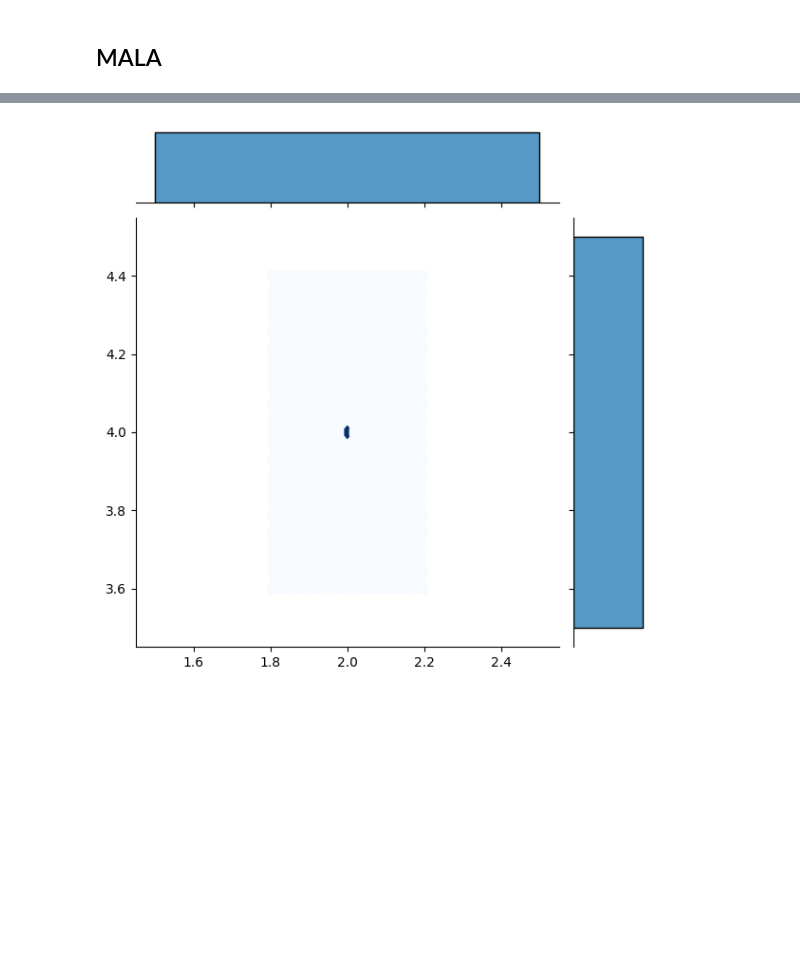
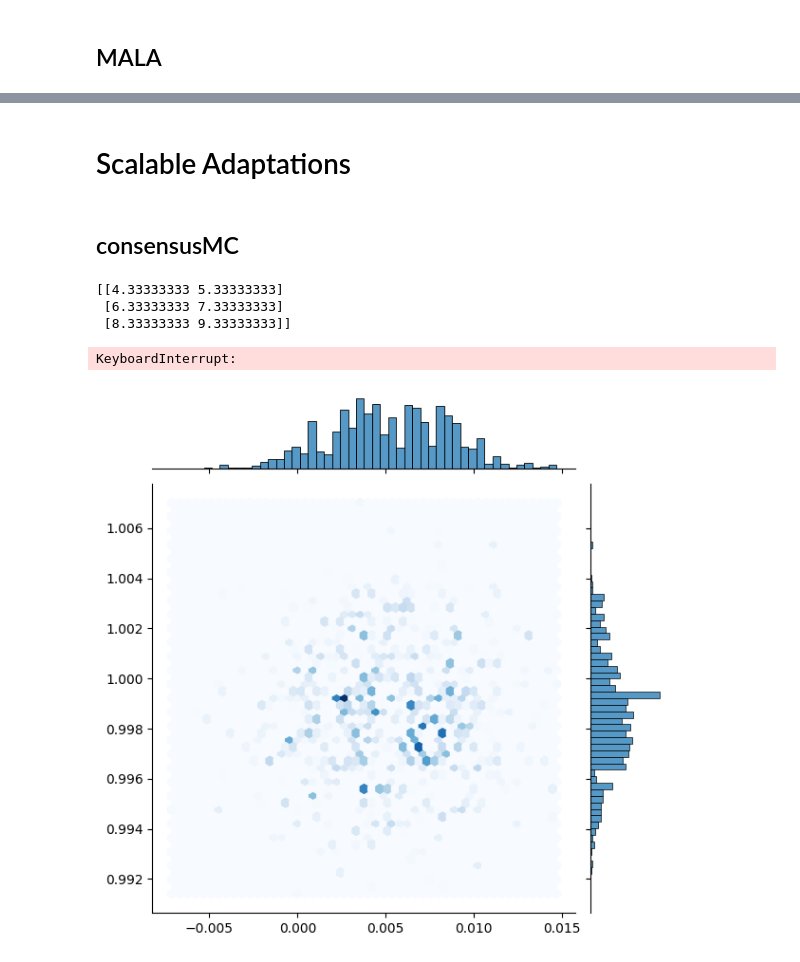
Before and after one commit to fnnrth/bt_MCMC_big_data, a Jupyter notebook: rundown_notebook.ipynb, the cells around one changed output, grey strips where cells are left out. Saved outputs shown, nothing was run; the diff lists cells and outputs as text; code cells hidden in the pictures; blank space fills up the shorter version.

```diff
--- a/rundown_notebook.ipynb
+++ b/rundown_notebook.ipynb
@@ -226,8 +247,9 @@ data = normal_param_data
 lkhd = Normal_param_loglkhd()
 proposal = Langevin_Sampler()
 initial_theta = np.array([2,4])
-num_iterations = 10**4
-stepsize = 0.1
-gradient_scaler = 0.5
+num_iterations = 10**5
+stepsize = 0.005
+gradient_scaler = 0.02
 
 samples, accepted, acceptence_prob, lkhd = mala(data, lkhd, proposal, initial_theta, num_iterations, stepsize, gradient_scaler)
+print("SUCCESFULLY RAN MALA")
@@ -234,6 +264,67 @@ samples, accepted, acceptence_prob, lkhd = mala(data, lkhd, proposal, initial_th
+# %% [markdown]
+# Scalable Adaptations
+# %% [markdown]
+## consensusMC
+# %%
+#Useful functions for consensusMC
+def batch_divider(data, num_batches):
+    '''Divide the data into random batches'''
+    batch_size = data.size // num_batches  # Calculate batch size
+    indices = npr.permutation(data.size) # Create shuffled indices
+    batches = [indices[i*batch_size:(i+1)*batch_size] for i in range(num_batches)] # Split shuffled indices into batches
+    batches_data = [data[batch] for batch in batches] # Extract batches from batches using shuffled indices
+    return batches_data
+
+#Test
+#data = np.array([1, 2, 3, 4, 5, 6, 7, 8, 9, 10])
+#test = batch_divider(data, 3)
+#print(test)
+
+def batch_combiner(batch_sample_list):
+    '''Combine the samples from the batches'''
+    variance_list = [np.var(batch_sample) for batch_sample in batch_sample_list]
+    sum_variances = np.sum(variance_list)
+    weights = [variance / sum_variances for variance in variance_list]
+    combined_samples = np.sum([weights[i] * batch_sample_list[i] for i in range(len(batch_sample_list))], axis=0)
+    return combined_samples
+
+#Test
+batch1 = np.array([[1, 2], [3, 4], [5,6]])
+batch2 = np.array([[6, 7], [8, 9], [10,11]])
+batch_sample_list = [batch1, batch2, batch2]
+test = batch_combiner(batch_sample_list)
+print(test)
+# %% [output]
+[[4.33333333 5.33333333]
+ [6.33333333 7.33333333]
+ [8.33333333 9.33333333]]
+# %%
+def consensusMC(data, lkhd_function, proposal_function, initial_theta, num_iterations, stepsize, num_batches):
+    batches = batch_divider(data, num_batches)
+    args = [(batch, lkhd_function, proposal_function, initial_theta, num_iterations, stepsize) for batch in batches] # List of arguments to run MH in parallel
+    with mp.Pool(num_batches) as pool: # Parallel enviorenment
+        batch_sample_list, batch_accepted_list, batch_acceptance_prob_list, batch_lkhd_list = pool.starmap(vanillaMH, args)
+
+    sample = batch_combiner(batch_sample_list) # Combine samples returned by batches
+    return sample, batch_accepted_list, batch_acceptance_prob_list, batch_lkhd_list
+# %%
+# consensusMC
+# Parameters
+data = normal_param_data
+lkhd = Normal_param_loglkhd()
+proposal = Gaussian_Random_Walk()
+initial_theta = np.array([2,4])
+num_iterations = 10**5
+stepsize = 0.1
+num_batches = 4
+
+samples, accepted, acceptence_prob, lkhd = consensusMC(data, lkhd, proposal, initial_theta, num_iterations, stepsize, num_batches)
+print("SUCCESFULLY RAN consensusMC")
+# %% [output]
+KeyboardInterrupt:
 # %%
-plot_samples = create_sample(samples, 100,10)
+plot_samples = create_sample(samples, 1000,10)
 
 plt_samples(plot_samples)
 # %% [output]
-[figure, old version]
+[figure, new version]
```
Also changed, not shown: parts of 11 cells of this notebook.
